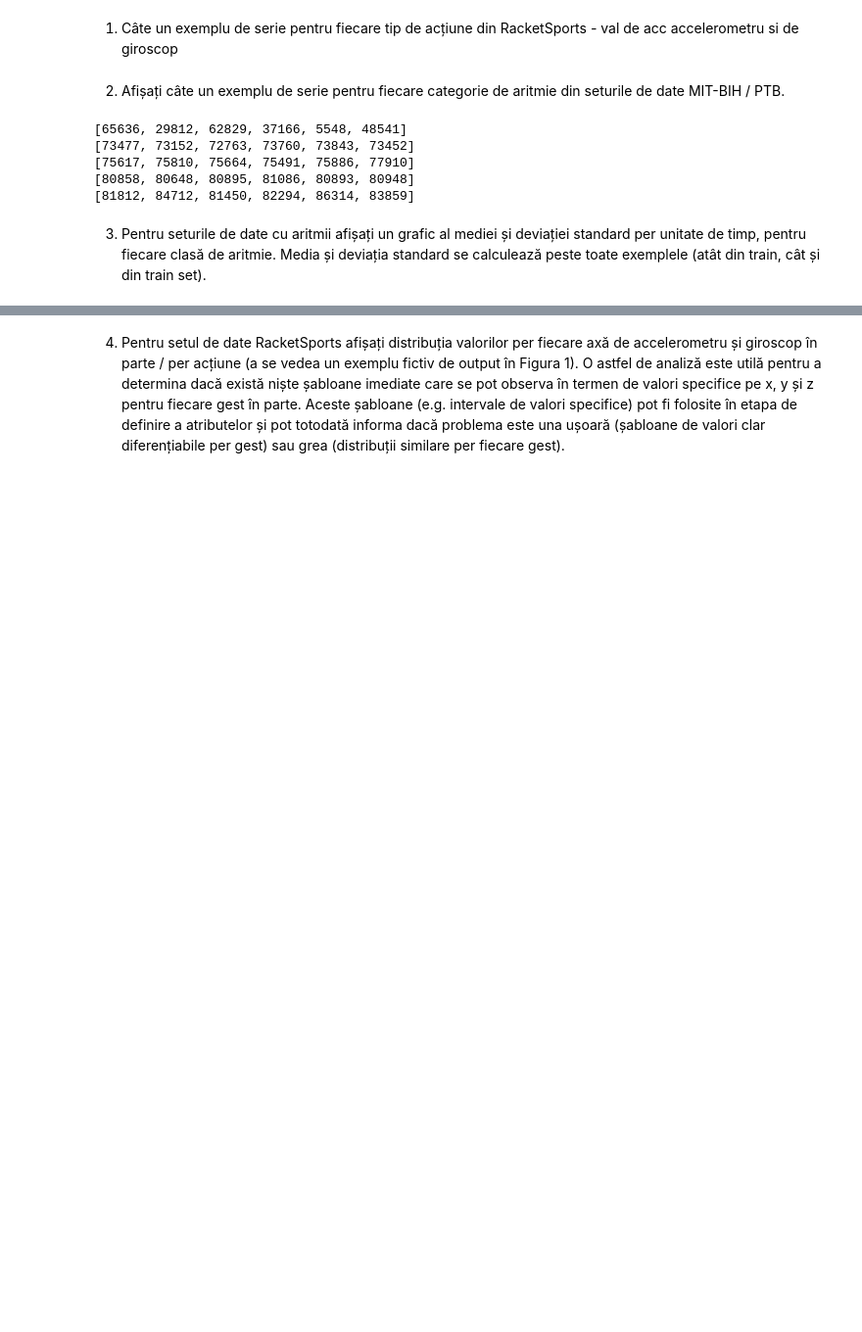
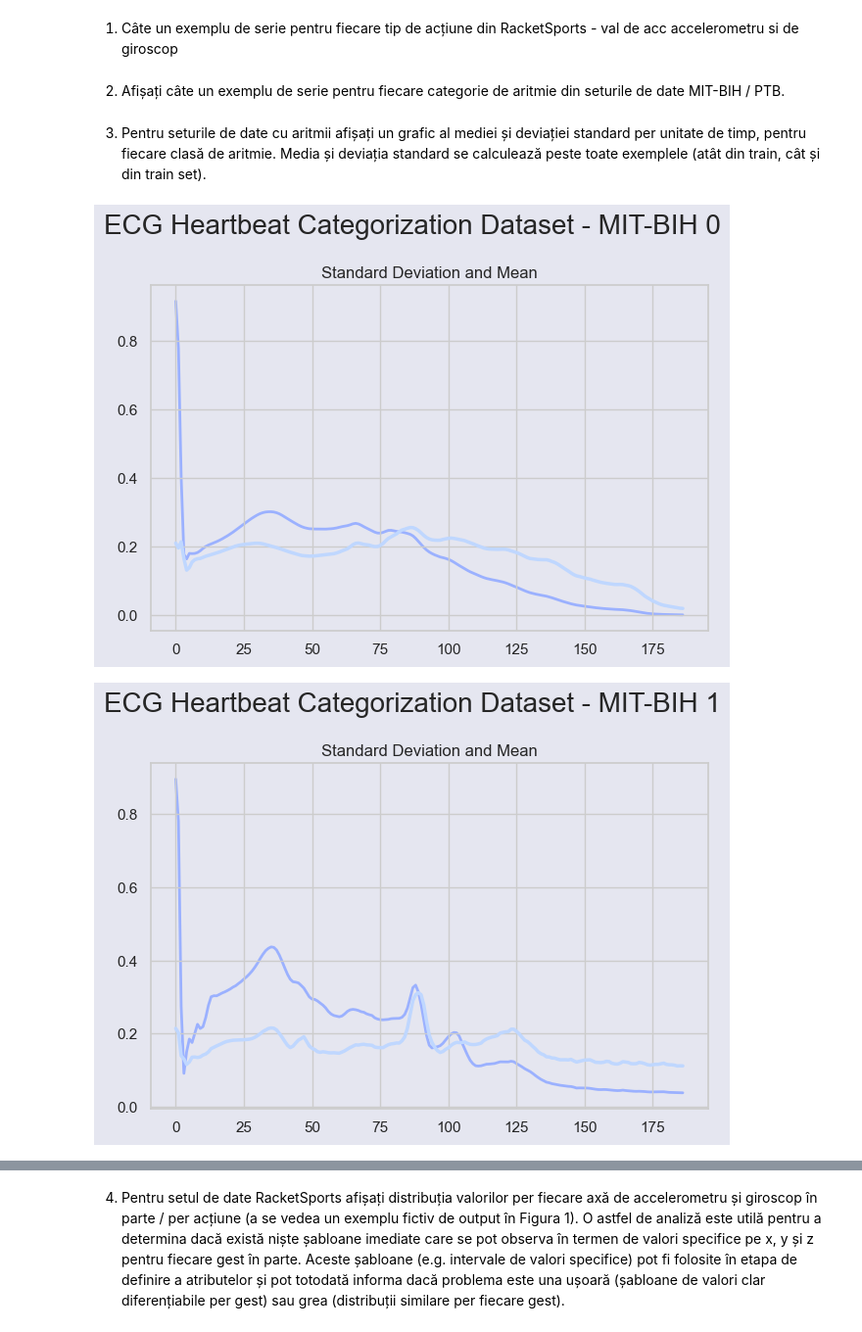
Before and after one commit to dsabi17/Tema-cu-sclipici-sparkle-sparkle, a Jupyter notebook: tema_cu_sclipici.ipynb, the cells around one changed output, grey strips where cells are left out. Shown at 98% size. Drawn from its saved outputs; the diff is of its cells as text; code cells hidden in the pictures; blank space fills up the shorter version.

```diff
--- a/tema_cu_sclipici.ipynb
+++ b/tema_cu_sclipici.ipynb
@@ -120,8 +120,8 @@ for label in labels_sports:
         z_acc = X_train_sports.to_numpy()[indexes[i]][2].to_numpy()
 
         ax = fig.add_subplot(2, 3, i + 1, projection='3d', facecolor=bg_color)
-        ax.plot(x_acc, y_acc, z_acc, label='curve in (x, y)', color=colors[0], zorder=-1)
-        ax.plot(x_acc, y_acc, z_acc, label='curve in (x, y)', color=colors[4], marker='*', markeredgecolor=colors[0], markeredgewidth=1, markersize=10, linestyle=' ')
+        ax.plot(x_acc, y_acc, z_acc, color=colors[0], zorder=-1)
+        ax.plot(x_acc, y_acc, z_acc, color=colors[4], marker='*', markeredgecolor=colors[0], markeredgewidth=1, markersize=10, linestyle=' ')
     plt.tight_layout()
     plt.savefig(results_dir + 'RacketSports_' + label + '_Accelerometru' + '.png')
     plt.show()
@@ -135,8 +135,8 @@ for label in labels_sports:
         z_giro = X_train_sports.to_numpy()[indexes[i]][5].to_numpy()
 
         ax = fig.add_subplot(2, 3, i + 1, projection='3d', facecolor=bg_color)
-        ax.plot(x_giro, y_giro, z_giro, label='curve in (x, y)', color=colors[0], zorder=-1)
-        ax.plot(x_giro, y_giro, z_giro, label='curve in (x, y)', color=colors[4], marker='*', markeredgecolor=colors[0], markeredgewidth=1, markersize=10, linestyle=' ')
+        ax.plot(x_giro, y_giro, z_giro, color=colors[0], zorder=-1)
+        ax.plot(x_giro, y_giro, z_giro, color=colors[4], marker='*', markeredgecolor=colors[0], markeredgewidth=1, markersize=10, linestyle=' ')
     plt.tight_layout()
     plt.savefig(results_dir + 'RacketSports_' + label + '_Giroscop' + '.png')
     plt.show()
@@ -161,31 +161,69 @@ for label in labels_mitbih:
         series = X_train_mitbih.to_numpy()[indexes[i]]
 
         ax = fig.add_subplot(2, 3, i + 1, facecolor=bg_color)
-        ax.plot(time_sample, series, label='curve in (x, y)', color=colors[0], zorder=-1)
+        ax.plot(time_sample, series, color=colors[0], zorder=-1)
     plt.tight_layout()
-    plt.savefig(results_dir + 'ECG_Heartbeat_Categorization_Dataset_MIT-BIH_' + str(label) + '.png')
+    plt.savefig(results_dir + 'ECG_Heartbeat_Categorization_Dataset_MIT_BIH_' + str(label) + '.png')
     plt.show()
 
 for label in labels_ptbdb:
     indexes = random.sample([i for i in range(y_train_ptbdb.shape[0]) if y_train_ptbdb.to_numpy()[i] == label], 6)
 
     fig = plt.figure(figsize=plt.figaspect(0.33), facecolor=bg_color)
-    fig.suptitle('ECG Heartbeat Categorization Dataset - PTB Diagnostic' + str(label) , fontsize=20)
+    fig.suptitle('ECG Heartbeat Categorization Dataset - PTB Diagnostic ' + str(label) , fontsize=20)
     for i in range(6):
         series = X_train_ptbdb.to_numpy()[indexes[i]]
 
         ax = fig.add_subplot(2, 3, i + 1, facecolor=bg_color)
-        ax.plot(time_sample, series, label='curve in (x, y)', color=colors[0], zorder=-1)
+        ax.plot(time_sample, series, color=colors[0], zorder=-1)
     plt.tight_layout()
-    plt.savefig(results_dir + 'ECG Heartbeat Categorization Dataset - PTB Diagnostic' + str(label) + '.png')
+    plt.savefig(results_dir + 'ECG_Heartbeat_Categorization_Dataset_PTB_Diagnostic_' + str(label) + '.png')
     plt.show()
-# %% [output]
-[65636, 29812, 62829, 37166, 5548, 48541]
-[73477, 73152, 72763, 73760, 73843, 73452]
-[75617, 75810, 75664, 75491, 75886, 77910]
-[80858, 80648, 80895, 81086, 80893, 80948]
-[81812, 84712, 81450, 82294, 86314, 83859]
 # %% [markdown]
 3) Pentru seturile de date cu aritmii afișați un grafic al mediei și deviației standard
 per unitate de timp, pentru fiecare clasă de aritmie. Media și deviația standard se
 calculează peste toate exemplele (atât din train, cât și din train set).
+# %%
+results_dir = '3.1/2/3'
+
+if not os.path.isdir(results_dir):
+    os.makedirs(results_dir)
+
+X_mitbih = pd.concat([X_train_mitbih, X_test_mitbih]).to_numpy()
+y_mitbih = pd.concat([y_train_mitbih, y_test_mitbih]).to_numpy()
+
+
+for label in labels_mitbih:
+    indexes = [i for i in range(y_mitbih.shape[0]) if y_mitbih[i] == label]
+
+    std_mitbih = np.std(X_mitbih[indexes], axis=0)
+    mean_mitbih = np.mean(X_mitbih[indexes], axis=0)
+
+    fig = plt.figure(facecolor=bg_color)
+    fig.suptitle('ECG Heartbeat Categorization Dataset - MIT-BIH ' + str(label) , fontsize=20)
+    ax = fig.add_subplot(1, 1, 1, facecolor=bg_color)
+    ax.set_title('Standard Deviation and Mean')
+    ax.plot(time_sample, std_mitbih, color=colors[3], linewidth=2.5)
+    ax.plot(time_sample, mean_mitbih, color=colors[2], linewidth=2, zorder=-1)
+
+    plt.savefig(results_dir + 'ECG_Heartbeat_Categorization_Dataset_MIT_BIH_mean_std_' + str(label) + '.png')
+    plt.show()
+
+
+for label in labels_ptbdb:
+    indexes = [i for i in range(y_ptbdb.shape[0]) if y_ptbdb.to_numpy()[i] == label]
+    std_ptbdb = np.std(X_ptbdb.to_numpy()[indexes], axis=0)
+    mean_ptbdb = np.mean(X_ptbdb.to_numpy()[indexes], axis=0)
+
+    fig = plt.figure(facecolor=bg_color)
+    fig.suptitle('ECG Heartbeat Categorization Dataset - PTB Diagnostic ' + str(label) , fontsize=20)
+    ax = fig.add_subplot(1, 1, 1, facecolor=bg_color)
+    ax.set_title('Standard Deviation and Mean')
+    ax.plot(time_sample, std_ptbdb, color=colors[3], linewidth=2.5)
+    ax.plot(time_sample, mean_ptbdb, color=colors[2], linewidth=2, zorder=-1)
+    plt.savefig(results_dir + 'ECG_Heartbeat_Categorization_Dataset_PTB_Diagnostic_mean_std_' + str(label) + '.png')
+
+    plt.show()
+# %% [output]
+[figure, added]
+[figure, added]
```
Also changed, not shown: parts of 1 cell of this notebook, 22 other files.
